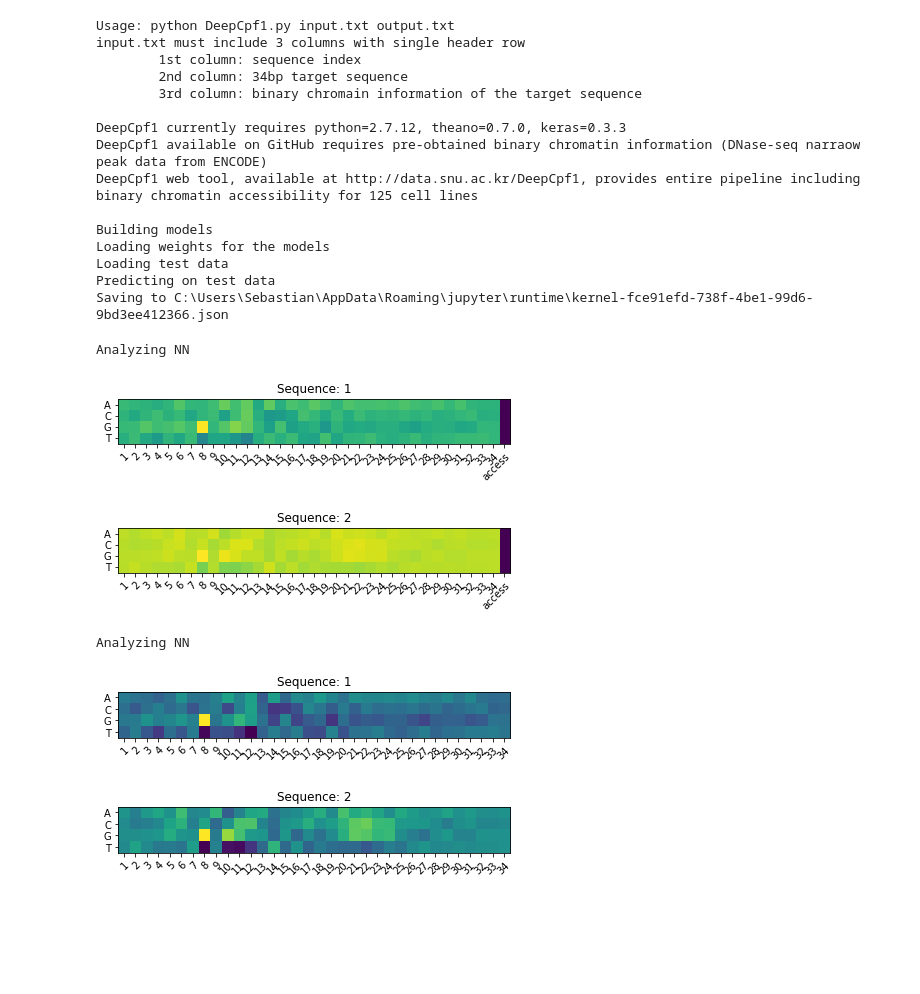
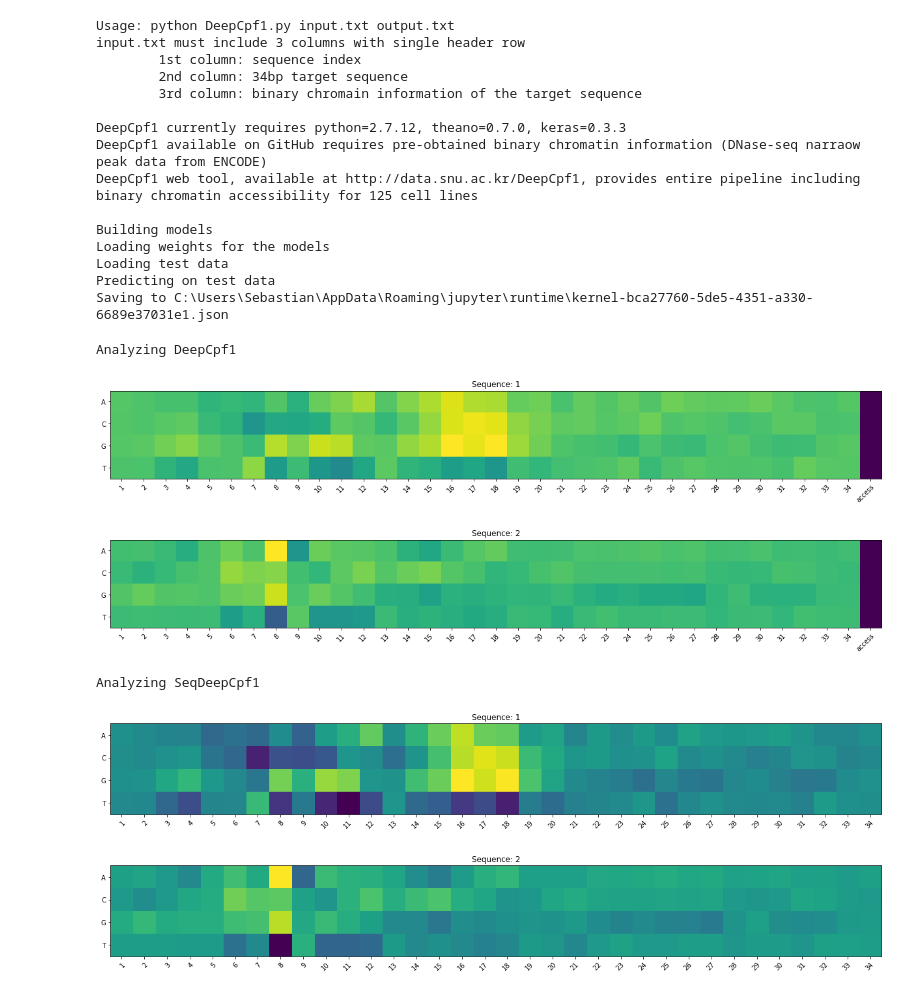
Before and after one commit to sproft/DeepCpf1, a Jupyter notebook: HeatmapDeepCpf1.ipynb, the cells around one changed output. Cells and saved outputs as stored; diff of their text form; code cells hidden in the pictures; blank space fills up the shorter version.

Commit message:
Merge branch 'master' of https://github.com/sproft/DeepCpf1
# Conflicts:
#	DeepCpf1.py

```diff
--- a/HeatmapDeepCpf1.ipynb
+++ b/HeatmapDeepCpf1.ipynb
@@ -3,13 +3,20 @@
 
 from numpy import *
 import innvestigate
+import innvestigate.utils as iutils
+import innvestigate.utils.tests.networks.imagenet
+import innvestigate.utils.visualizations as ivis
 import sys
+
+
 
 from keras.models import Model
 from keras.layers import Input
 from keras.layers.merge import Multiply
 from keras.layers.core import Dense, Dropout, Activation, Flatten
 from keras.layers.convolutional import Convolution1D, AveragePooling1D
+
+plt.rcParams["figure.figsize"] = (17, 20)
 # %%
 def PREPROCESS(lines):
     data_n = len(lines) - 1
@@ -84,7 +91,7 @@ Seq_deepCpf1.load_weights('weights/Seq_deepCpf1_weights.h5')
 DeepCpf1.load_weights('weights/DeepCpf1_weights.h5')
 
 print("Loading test data")
-FILE = open("input_example.txt", "r")
+FILE = open("input_HEK.txt", "r")
 data = FILE.readlines()
 SEQ, CA = PREPROCESS(data)
 FILE.close()
@@ -94,7 +101,7 @@ Seq_deepCpf1_SCORE = Seq_deepCpf1.predict([SEQ], batch_size=50, verbose=0)
 DeepCpf1_SCORE = DeepCpf1.predict([SEQ, CA], batch_size=50, verbose=0) * 3
 
 print("Saving to " + sys.argv[2])
-OUTPUT = open(sys.argv[2], "w")
+OUTPUT = open("output_HEK.txt", "w")
 for l in range(len(data)):
     if l == 0:
         OUTPUT.write(data[l].strip())
@@ -118,15 +125,15 @@ Building models
 Loading weights for the models
 Loading test data
 Predicting on test data
-Saving to C:\Users\Sebastian\AppData\Roaming\jupyter\runtime\kernel-fce91efd-738f-4be1-99d6-9bd3ee412366.json
+Saving to C:\Users\Sebastian\AppData\Roaming\jupyter\runtime\kernel-bca27760-5de5-4351-a330-6689e37031e1.json
 # %%
 #Analyze
 import numpy as np
 import matplotlib.pyplot as plt
-print("Analyzing NN")
+print("Analyzing DeepCpf1")
 
 analyzer = innvestigate.create_analyzer("gradient", DeepCpf1)
-analysis = analyzer.analyze([SEQ, CA])
+analysis = analyzer.analyze([SEQ[:2], CA[:2]])
 
 #two grids: one for the sequences and one for the accesibility
 grid = [[analysis[0][i, j] for j in range(analysis[0].shape[1])]
@@ -137,43 +144,42 @@ positions.append("access")
 bases = ["A", "C", "G", "T"]
 
 for i in range(0,len(grid)):
-    #grid[i].append([np.nan, np.nan, analysis[1][i], np.nan])
     grid[i].append(repeat(analysis[1][i],4))
     sequence = transpose(grid[i])
 
     fig, ax = plt.subplots()
     im = ax.imshow(sequence)
 
     # We want to show all ticks...
     ax.set_xticks(np.arange(len(positions)))
     ax.set_yticks(np.arange(len(bases)))
     # ... and label them with the respective list entries
     ax.set_xticklabels(positions)
     ax.set_yticklabels(bases)
 
     # Rotate the tick labels and set their alignment.
     plt.setp(ax.get_xticklabels(), rotation=45, ha="right",
              rotation_mode="anchor")
 
     # Loop over data dimensions and create text annotations.
     #for i in range(len(bases)):
     #    for j in range(len(positions)):
     #        text = ax.text(j, i, harvest[i, j],
     #                       ha="center", va="center", color="w")
 
     ax.set_title("Sequence: "+str(i+1))
     fig.tight_layout()
     plt.show()
 # %% [output]
-Analyzing NN
+Analyzing DeepCpf1
-[figure, old version]
+[figure, new version]
-[figure, old version]
+[figure, new version]
 # %%
 #Analyze
 
-print("Analyzing NN")
+print("Analyzing SeqDeepCpf1")
 analyzer = innvestigate.create_analyzer("gradient", Seq_deepCpf1)
-analysis = analyzer.analyze(SEQ)
+analysis = analyzer.analyze(SEQ[:2])
 
 grid = [[analysis[i, j] for j in range(analysis.shape[1])]
         for i in range(analysis.shape[0])]
@@ -208,6 +214,6 @@ for i in range(0,len(grid)):
     fig.tight_layout()
     plt.show()
 # %% [output]
-Analyzing NN
+Analyzing SeqDeepCpf1
-[figure, old version]
+[figure, new version]
-[figure, old version]
+[figure, new version]
```
Also changed, not shown: parts of 5 cells of this notebook, 5 other files.
